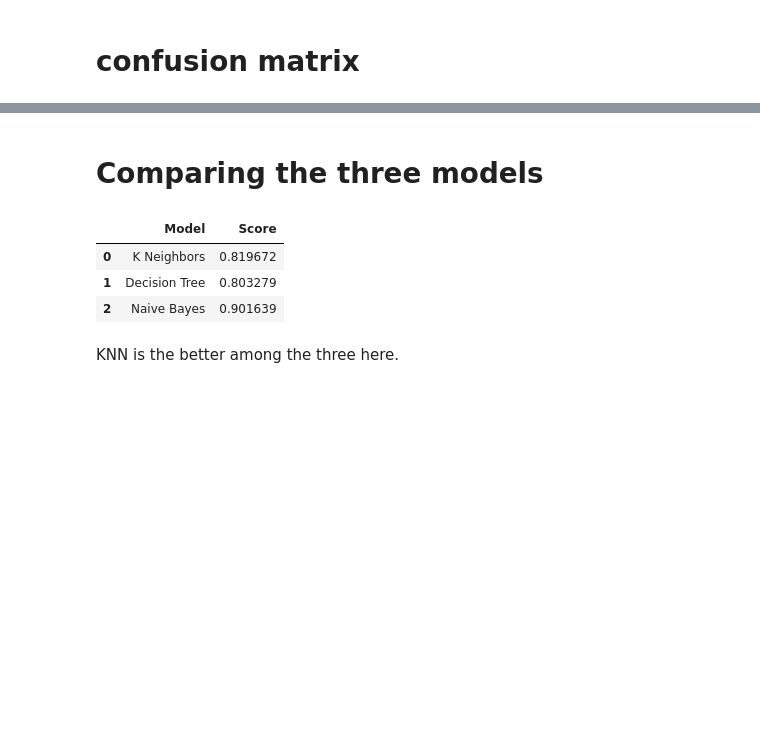
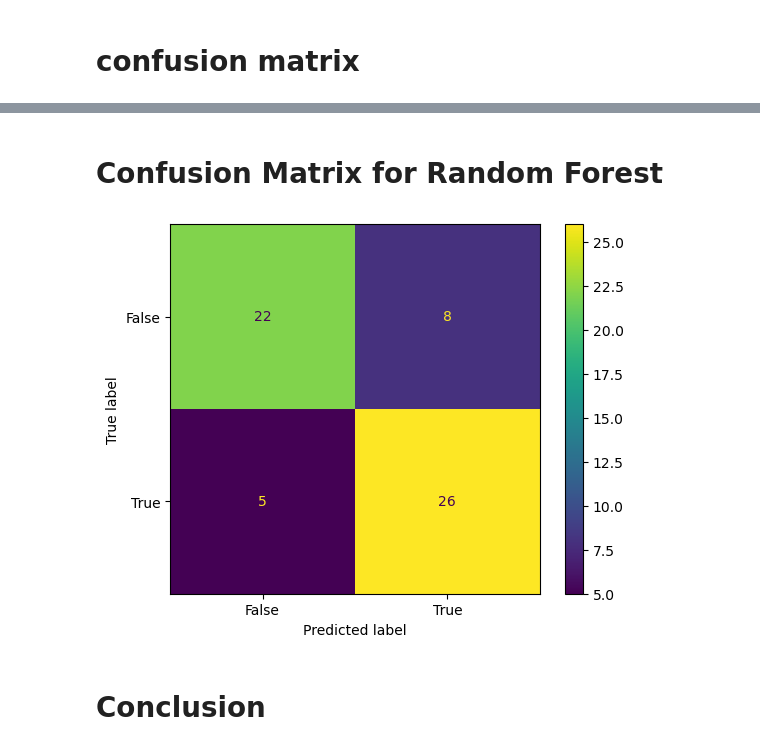
Before and after one commit to jayeetaa987/Heart-Disease-Classification, a Jupyter notebook: Classification_heart.ipynb, the cells around one changed output, grey strips where cells are left out. Cells and saved outputs as stored; diff of their text form; code cells hidden in the pictures; blank space fills up the shorter version.

```diff
--- a/Classification_heart.ipynb
+++ b/Classification_heart.ipynb
@@ -611,0 +730,5 @@ nb.score(x_test,y_test)
+# %%
+from sklearn.ensemble import RandomForestClassifier
+rf=RandomForestClassifier()
+rf.fit(x_train,y_train)
+y_pred_rf=rf.predict(x_test)
@@ -656,19 +809,15 @@ plt.show()
+# %% [markdown]
+# Confusion Matrix for Random Forest
+# %%
+rf_actual=y_test
+rf_predicted=rf.predict(x_test)
+confusion_matrix = metrics.confusion_matrix(rf_actual, rf_predicted)
+
+cm_display = metrics.ConfusionMatrixDisplay(confusion_matrix = confusion_matrix, display_labels = [False, True])
+
+cm_display.plot()
+plt.show()
+# %% [output]
+[figure, added]
 # %% [markdown]
-# Comparing the three models
+# Conclusion
-# %%
-knn_score=knn.score(x_test, y_test)
-dt_score=dt.score(x_test, y_test)
-nb_score=nb.score(x_test, y_test)
-
-models = pd.DataFrame({
-    'Model' : ['K Neighbors', 'Decision Tree','Naive Bayes'],
-    'Score' : [knn_score, dt_score, nb_score]
-})
-models
-# %% [output]
-|  | Model | Score |
-| 0 | K Neighbors | 0.819672 |
-| 1 | Decision Tree | 0.803279 |
-| 2 | Naive Bayes | 0.901639 |
-# %% [markdown]
-KNN is the better among the three here.
```
Also changed, not shown: parts of 44 cells of this notebook.
